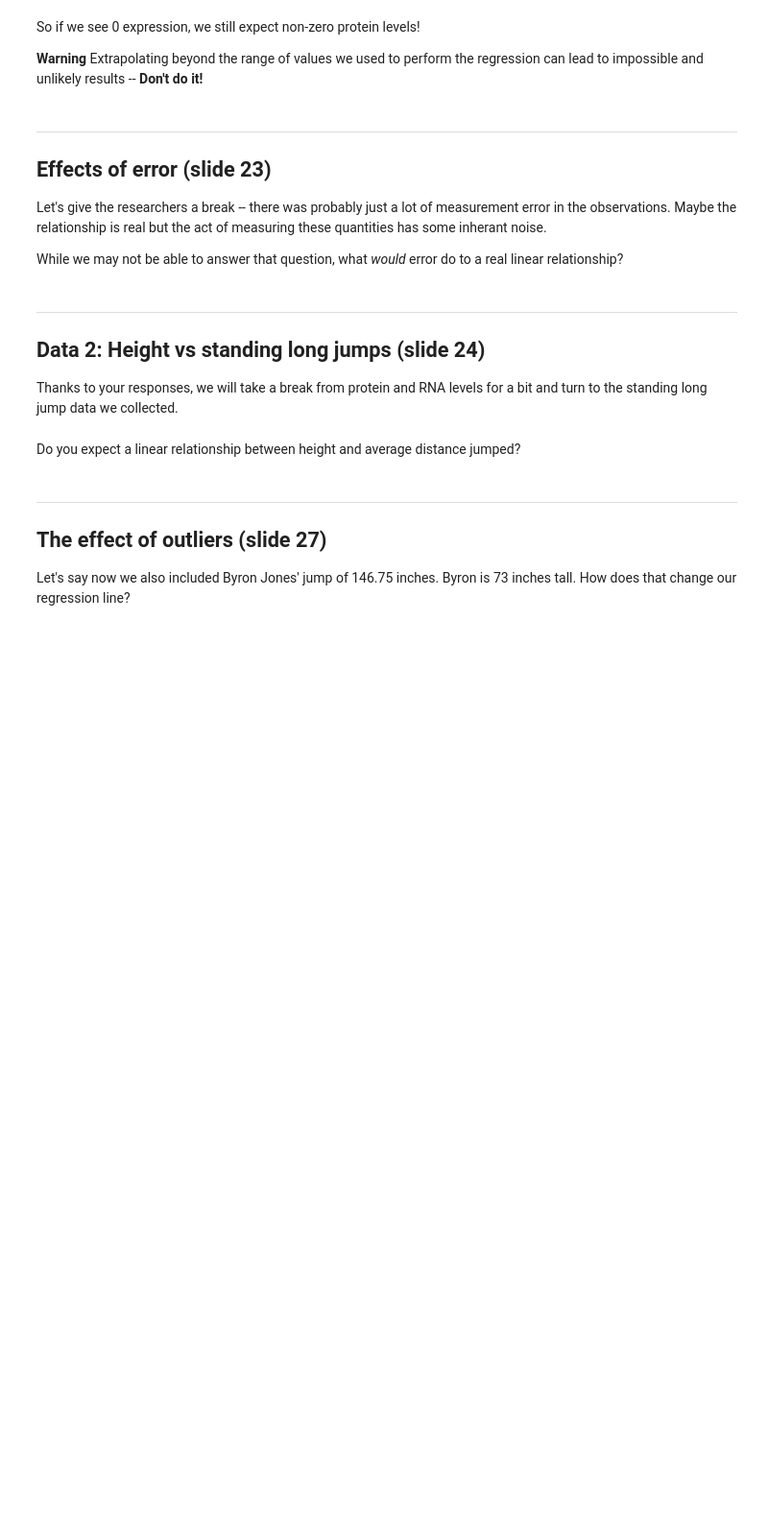
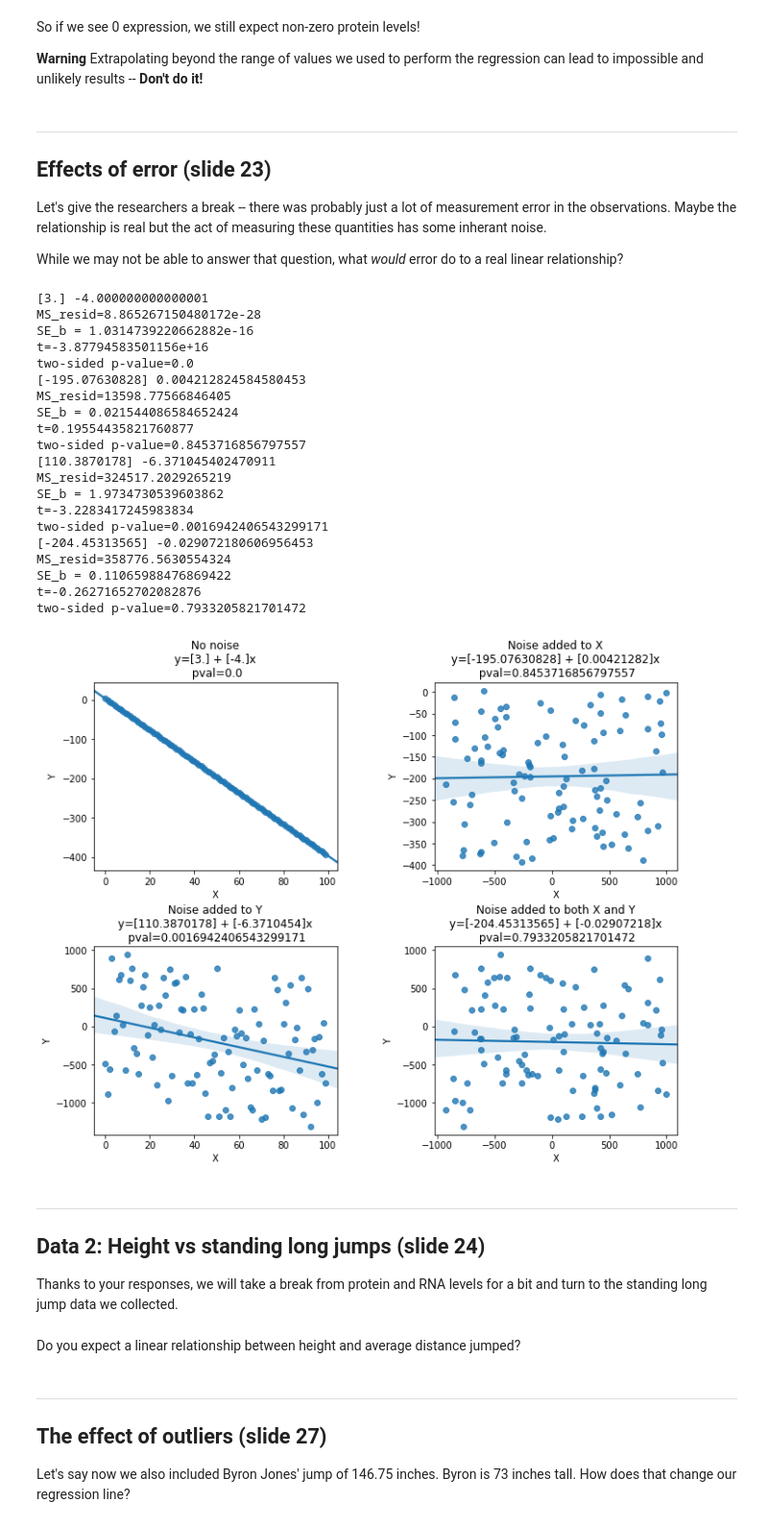
Before and after one commit to asizemore/ENM_375_lecture_code, a Jupyter notebook: lecture_21_04_14_2020/Lecture_21_demos_and_exercise-studnet.ipynb, the cells around one changed output. Shown at 96% size. Cells and saved outputs as stored; diff of their text form; code cells hidden in the pictures; blank space fills up the shorter version.

```diff
--- a/lecture_21_04_14_2020/Lecture_21_demos_and_exercise-studnet.ipynb
+++ b/lecture_21_04_14_2020/Lecture_21_demos_and_exercise-studnet.ipynb
@@ -33,7 +35,7 @@ def lin_reg_t_test(x,y,df):
     y_hats = a + b*x
 
     # Calculate the MS_residual numerator
-    # MS_residual_num = ??
+    MS_residual_num = np.sum((y - y_hats)**2)
 
     MS_residual_den = df
     MS_resid = MS_residual_num/MS_residual_den
@@ -46,7 +48,7 @@ def lin_reg_t_test(x,y,df):
     print(f"SE_b = {SE_b}")
 
     B_0 = 0
-#     t = ???
+    t = (b - B_0)/SE_b
 
     print(f"t={t}")
 
@@ -69,7 +71,7 @@ def standard_error_b(x,y,df):
 
     y_hats = a + b*x
 
-#     MS_residual_num = ???
+    MS_residual_num = np.sum((y - y_hats)**2)
 
     MS_residual_den = df
     MS_resid = MS_residual_num/MS_residual_den
@@ -322,7 +345,7 @@ plt.title(f'No noise\n y={regr.intercept_} + {regr.coef_[0]}x \n pval={pval}')
 
 # Add noise JUST to x values
 # Adjust the low, high values to adjust the noise range
-x_values_noise = x_values + np.random.uniform(low=-20,high=20, size=x_values.size)
+x_values_noise = x_values + np.random.uniform(low=-1000,high=1000, size=x_values.size)
 
 
 regr.fit(x_values_noise.reshape(-1,1), y_values.reshape(-1,1))
@@ -334,34 +357,56 @@ plt.xlabel("X")
 plt.ylabel("Y")
 plt.title(f"Noise added to X\n y={regr.intercept_} + {regr.coef_[0]}x \n pval={pval}")
 
 
 
 # Add noise to JUST the y values
-y_values_noise = y_values + np.random.uniform(low=-20, high=20, size = y_values.size)
+y_values_noise = y_values + np.random.uniform(low=-1000, high=1000, size = y_values.size)
 
 regr.fit(x_values.reshape(-1,1), y_values_noise.reshape(-1,1))
 
 plt.subplot(2,2,3)
 sns.regplot(x_values, y_values_noise)
 pval = lin_reg_t_test(x_values,y_values_noise, np.size(x_values)-2)
 plt.xlabel("X")
 plt.ylabel("Y")
 plt.title(f"Noise added to Y\n y={regr.intercept_} + {regr.coef_[0]}x \n pval={pval}")
 
 
 # Add noise to both
 
 regr.fit(x_values_noise.reshape(-1,1), y_values_noise.reshape(-1,1))
 
 plt.subplot(2,2,4)
 sns.regplot(x_values_noise, y_values_noise, fit_reg=True)
 pval = lin_reg_t_test(x_values_noise,y_values_noise, np.size(x_values)-2)
 plt.xlabel("X")
 plt.ylabel("Y")
 plt.title(f"Noise added to both X and Y\n y={regr.intercept_} + {regr.coef_[0]}x \n pval={pval}")
 
 # Adjust spacing between the subplots
 plt.subplots_adjust(bottom=None, right=1, top=None, wspace=0.4, hspace = 0.4)
+# %% [output]
+[3.] -4.000000000000001
+MS_resid=8.865267150480172e-28
+SE_b = 1.0314739220662882e-16
+t=-3.87794583501156e+16
+two-sided p-value=0.0
+[-195.07630828] 0.004212824584580453
+MS_resid=13598.77566846405
+SE_b = 0.021544086584652424
+t=0.19554435821760877
+two-sided p-value=0.8453716856797557
+[110.3870178] -6.371045402470911
+MS_resid=324517.2029265219
+SE_b = 1.9734730539603862
+t=-3.2283417245983834
+two-sided p-value=0.0016942406543299171
+[-204.45313565] -0.029072180606956453
+MS_resid=358776.5630554324
+SE_b = 0.11065988476869422
+t=-0.26271652702082876
+two-sided p-value=0.7933205821701472
+[figure, added]
 # %% [markdown]
 ______
 
```
Also changed, not shown: parts of 11 cells of this notebook, 6 other files.
